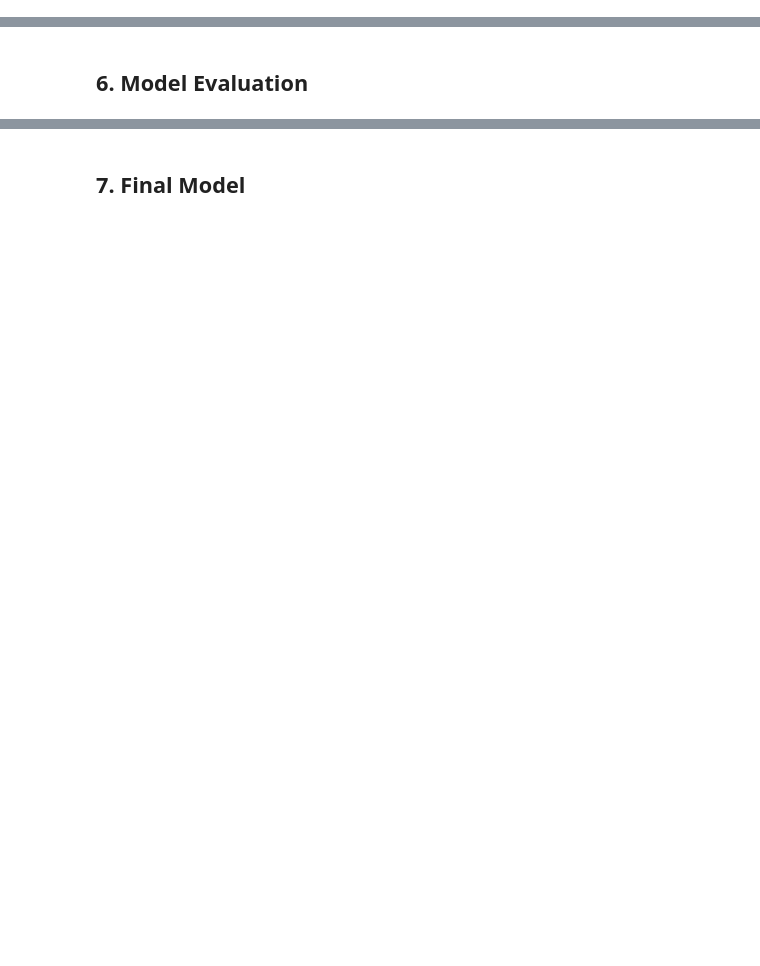
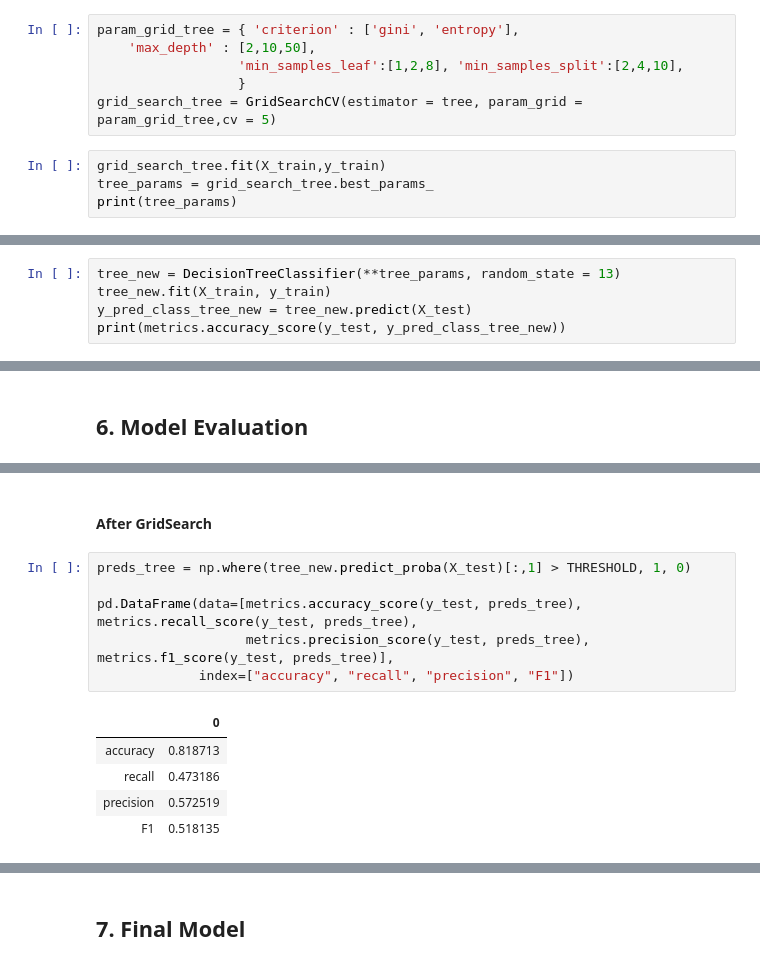
Before and after one commit to CaryMosley/Mod3Bakeoff, a Jupyter notebook: Mod 3 Bake Off.ipynb, the cells around one changed output, grey strips where cells are left out. Drawn from its saved outputs; the diff is of its cells as text; blank space fills up the shorter version.

```diff
--- a/Mod 3 Bake Off.ipynb
+++ b/Mod 3 Bake Off.ipynb
@@ -716,0 +843,10 @@ KNN, Logistic Regression, Decision Tree
+# %%
+param_grid_tree = { 'criterion' : ['gini', 'entropy'],
+    'max_depth' : [2,10,50],
+                  'min_samples_leaf':[1,2,8], 'min_samples_split':[2,4,10],
+                  }
+grid_search_tree = GridSearchCV(estimator = tree, param_grid = param_grid_tree,cv = 5)
+# %%
+grid_search_tree.fit(X_train,y_train)
+tree_params = grid_search_tree.best_params_
+print(tree_params)
@@ -716,0 +857,5 @@ KNN, Logistic Regression, Decision Tree
+# %%
+tree_new = DecisionTreeClassifier(**tree_params, random_state = 13)
+tree_new.fit(X_train, y_train)
+y_pred_class_tree_new = tree_new.predict(X_test)
+print(metrics.accuracy_score(y_test, y_pred_class_tree_new))
@@ -718,0 +939,14 @@ KNN, Logistic Regression, Decision Tree
+# %% [markdown]
+#### After GridSearch
+# %%
+preds_tree = np.where(tree_new.predict_proba(X_test)[:,1] > THRESHOLD, 1, 0)
+
+pd.DataFrame(data=[metrics.accuracy_score(y_test, preds_tree), metrics.recall_score(y_test, preds_tree),
+                   metrics.precision_score(y_test, preds_tree), metrics.f1_score(y_test, preds_tree)],
+             index=["accuracy", "recall", "precision", "F1"])
+# %% [output]
+|  | 0 |
+| accuracy | 0.818713 |
+| recall | 0.473186 |
+| precision | 0.572519 |
+| F1 | 0.518135 |
```
Also changed, not shown: parts of 79 cells of this notebook.
